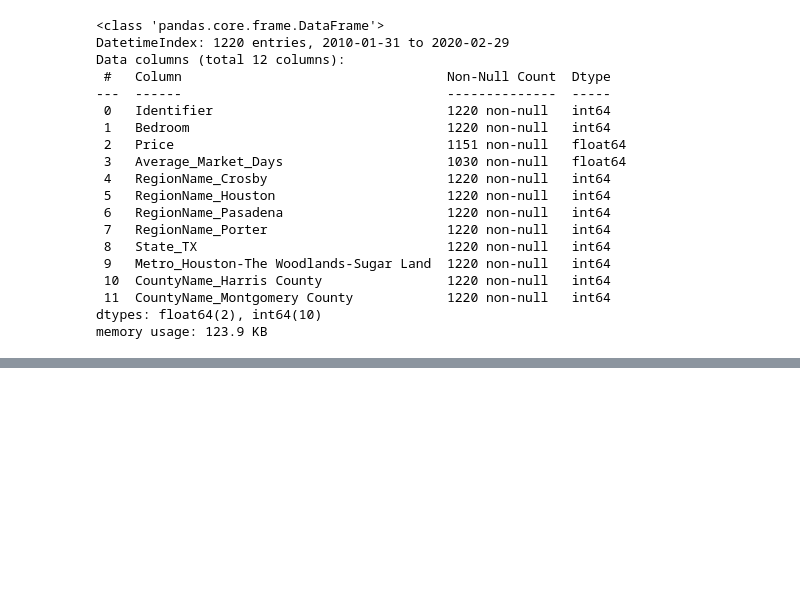
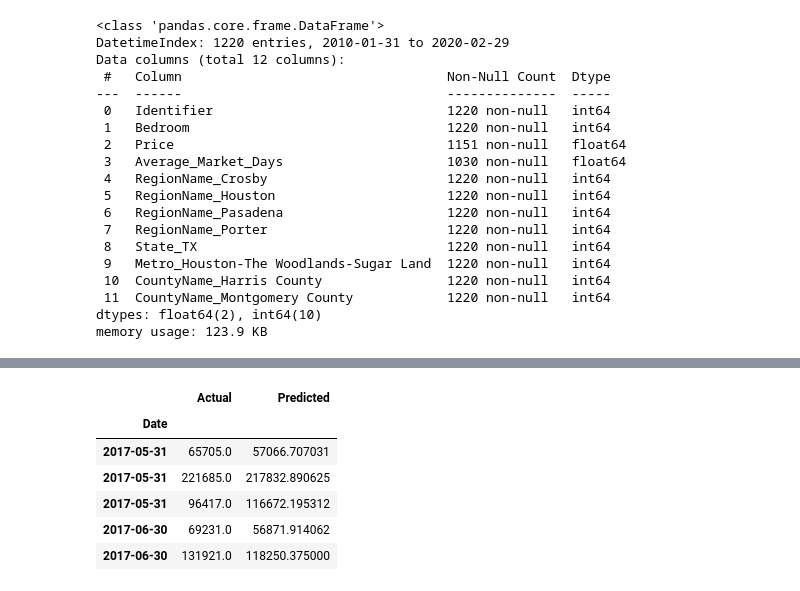
Before and after one commit to jexiamaris/project2, a Jupyter notebook: notebooks/Jexi/houston_data_model.ipynb, the cells around one changed output, grey strips where cells are left out. Cells and saved outputs as stored; diff of their text form; code cells hidden in the pictures; blank space fills up the shorter version.

Commit message:
houston model

```diff
--- a/notebooks/Jexi/houston_data_model.ipynb
+++ b/notebooks/Jexi/houston_data_model.ipynb
@@ -91,7 +91,8 @@ from sklearn.preprocessing import StandardScaler
 
 # Scale the data
 scaler = StandardScaler().fit(X_train)
-X = scaler.transform(X_train)
+X_scaled_train = scaler.transform(X_train)
+X_scaled_test = scaler.transform(X_test)
 # %%
 # Build and train the Deep Learning Model
 
@@ -109,8 +110,7 @@ model = Sequential()
 
 # Layer 1
 model.add(
-    Dense(units=hidden_nodes_layer1, input_dim=number_input_features, activation="relu")
-)
+    Dense(units=hidden_nodes_layer1, input_dim=number_input_features, activation="relu"))
 
 # Layer 2
 model.add(Dense(units=hidden_nodes_layer2, activation="relu"))
@@ -146,9 +146,9 @@ _________________________________________________________________
 # %%
 # Training the model
 batch_size = 10
-epochs = 5000
+epochs = 1000
 training_history = model.fit(
-    X_train,
+    X_scaled_train,
     y_train,
     epochs=epochs,
     batch_size=batch_size,
@@ -181,3 +191,3 @@ model.evaluate(X_test, y_test, verbose=1)
 # %%
 # Make predictions using the testing data X_test
-predicted = model.predict(X_test)
+predicted = model.predict(X_scaled_test)
@@ -190,12 +204,20 @@ ValueError: non-broadcastable output operand with shape (206,1) doesn't match th
 # %%
 # Create a DataFrame of Real and Predicted values
 housing_model = pd.DataFrame({
-    "Actual": real_prices.ravel(),
-    "Predicted": predicted_prices.ravel()
-}, index = housing_df.index[-len(real_prices): ])
+    "Actual": y_test.ravel(),
+    "Predicted": predicted.ravel()
+}, index = housing_df.index[-len(y_test): ])
 
 # Show the DataFrame's head
 housing_model.head()
+# %% [output]
+|  | Actual | Predicted |
+| Date |  |  |
+| 2017-05-31 | 65705.0 | 57066.707031 |
+| 2017-05-31 | 221685.0 | 217832.890625 |
+| 2017-05-31 | 96417.0 | 116672.195312 |
+| 2017-06-30 | 69231.0 | 56871.914062 |
+| 2017-06-30 | 131921.0 | 118250.375000 |
 # %%
 # Plot the real vs predicted prices as a line chart
 housing_model.plot(title="Actual Vs. Predicted Housing Prices in Houston")
```
Also changed, not shown: parts of 9 cells of this notebook, 3 other files.
